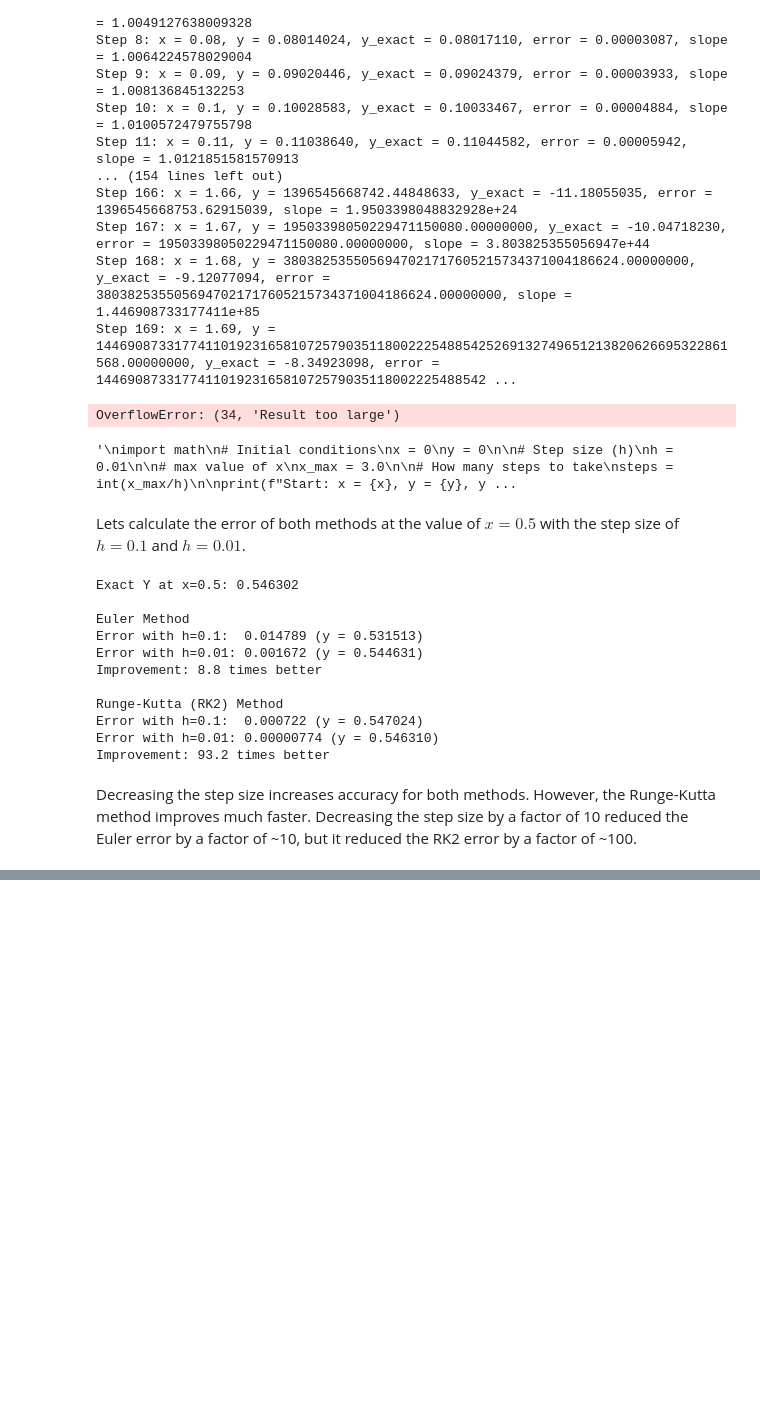
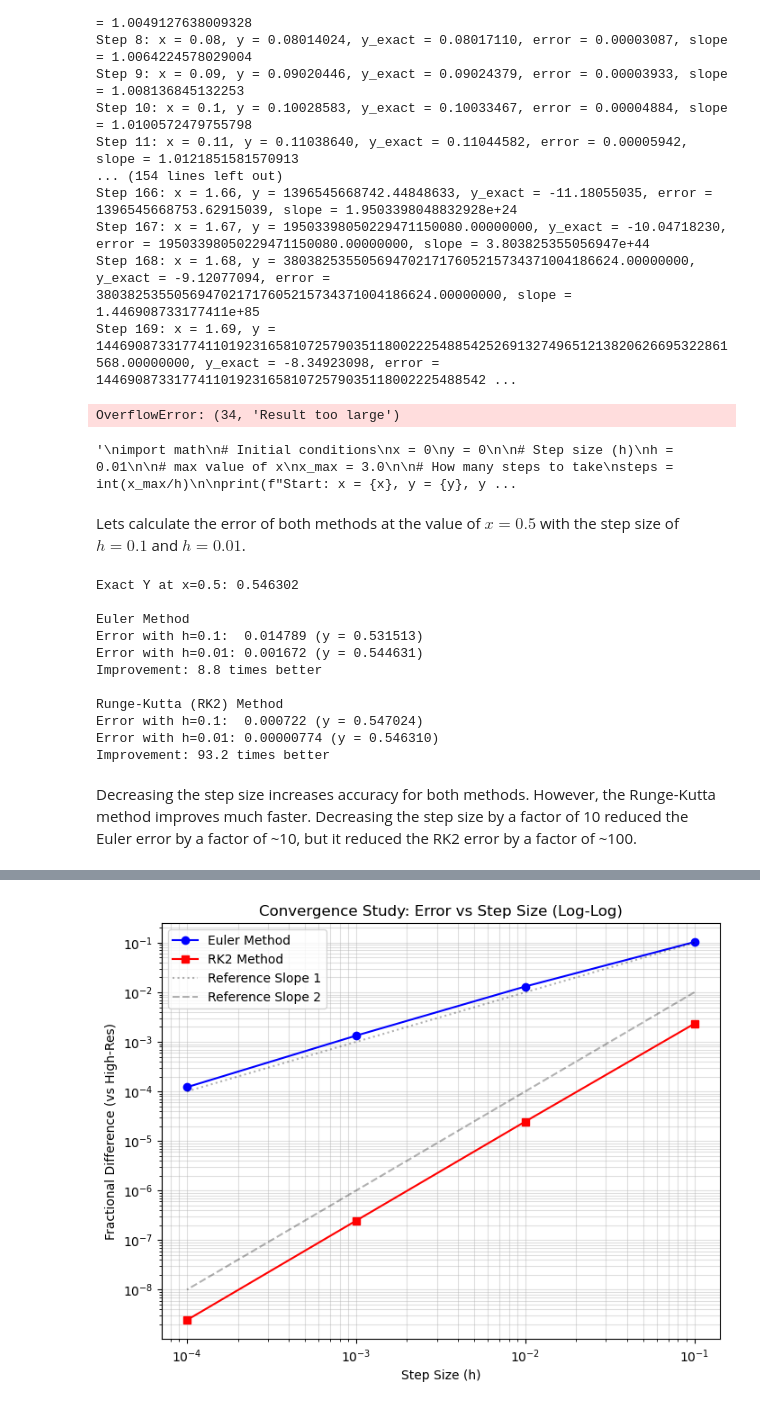
Before and after one commit to punyapaudel/hw3, a Jupyter notebook: problem1.ipynb, the cells around one changed output, grey strips where cells are left out. Drawn from its saved outputs; the diff is of its cells as text; code cells hidden in the pictures; blank space fills up the shorter version.

```diff
--- a/problem1.ipynb
+++ b/problem1.ipynb
@@ -619,0 +622,89 @@ Decreasing the step size increases accuracy for both methods. However, the Runge
+# %%
+import math
+import matplotlib.pyplot as plt
+
+def get_final_y(method, h, target_x):
+    """
+    Runs integration (Euler or RK2) from x=0 to target_x
+    and returns the final y value.
+    """
+    x = 0
+    y = 0
+    steps = round(target_x / h)
+
+    for _ in range(steps):
+        if method == "Euler":
+            slope = y**2 + 1
+            y = y + h * slope
+        elif method == "RK2":
+            k1 = y**2 + 1
+            y_pred = y + h * k1
+            k2 = y_pred**2 + 1
+            y = y + (h/2) * (k1 + k2)
+        x += h
+
+    return y
+
+# 1. SETUP
+target_x = 1.0  # A safe point
+
+# Define our "Truth" (Highest Resolution Case)
+# We use a tiny step size to approximate the "real" answer
+h_best = 0.00001
+y_best_euler = get_final_y("Euler", h_best, target_x)
+y_best_rk2   = get_final_y("RK2",   h_best, target_x)
+
+print(f"Baseline (High-Res, h = {h_best}) Euler at x = {target_x}: {y_best_euler:.8f}")
+print(f"Baseline (High-Res, h = {h_best}) RK2   at x = {target_x}: {y_best_rk2:.8f}\n")
+
+# 2. CONVERGENCE STUDY
+# We will test these larger step sizes
+#h_values = [0.1, 0.05, 0.02, 0.01, 0.005, 0.002, 0.001]
+h_values = [0.1, 0.01, 0.001, 0.0001]
+
+euler_y_values = []
+rk2_y_values = []
+euler_diffs = []
+rk2_diffs = []
+
+print(f"{'h':<8} |    {'Euler y'}      | {'Euler Diff':<15} |      {'RK2 y'}      |{'RK2 Diff':<15}")
+print("-" * 80)
+
+for h in h_values:
+    # Run Euler
+    y_euler = get_final_y("Euler", h, target_x)
+    euler_y_values.append(y_euler)
+    # Calculate Fractional Difference vs Best Euler
+    diff_e = abs(y_euler - y_best_euler) / abs(y_best_euler)
+    euler_diffs.append(diff_e)
+
+    # Run RK2
+    y_rk2 = get_final_y("RK2", h, target_x)
+    rk2_y_values.append(y_rk2)
+    # Calculate Fractional Difference vs Best RK2
+    diff_r = abs(y_rk2 - y_best_rk2) / abs(y_best_rk2)
+    rk2_diffs.append(diff_r)
+
+    print(f"{h:<8} | {y_euler:<15.8f} | {diff_e:<15.8f} | {y_rk2:<15.8} | {diff_r:<15.8f}")
+
+# --- 3. PLOT RESULTS (Log-Log) ---
+plt.figure(figsize=(8, 6))
+
+# Plot Euler
+plt.loglog(h_values, euler_diffs, 'bo-', label='Euler Method')
+
+# Plot RK2
+plt.loglog(h_values, rk2_diffs, 'rs-', label='RK2 Method')
+
+# Add reference slopes (optional, but helps visualization)
+# Just visual guides to show what slope 1 and 2 look like
+plt.loglog(h_values, h_values, 'k:', alpha=0.3, label='Reference Slope 1')
+plt.loglog(h_values, [h**2 for h in h_values], 'k--', alpha=0.3, label='Reference Slope 2')
+
+plt.xlabel('Step Size (h)')
+plt.ylabel('Fractional Difference (vs High-Res)')
+plt.title('Convergence Study: Error vs Step Size (Log-Log)')
+plt.grid(True, which="both", ls="-", alpha=0.4)
+plt.legend()
+plt.show()
+# %% [output]
@@ -619,0 +720 @@ Decreasing the step size increases accuracy for both methods. However, the Runge
+[figure, added]
```
Also changed, not shown: parts of 3 cells of this notebook.
